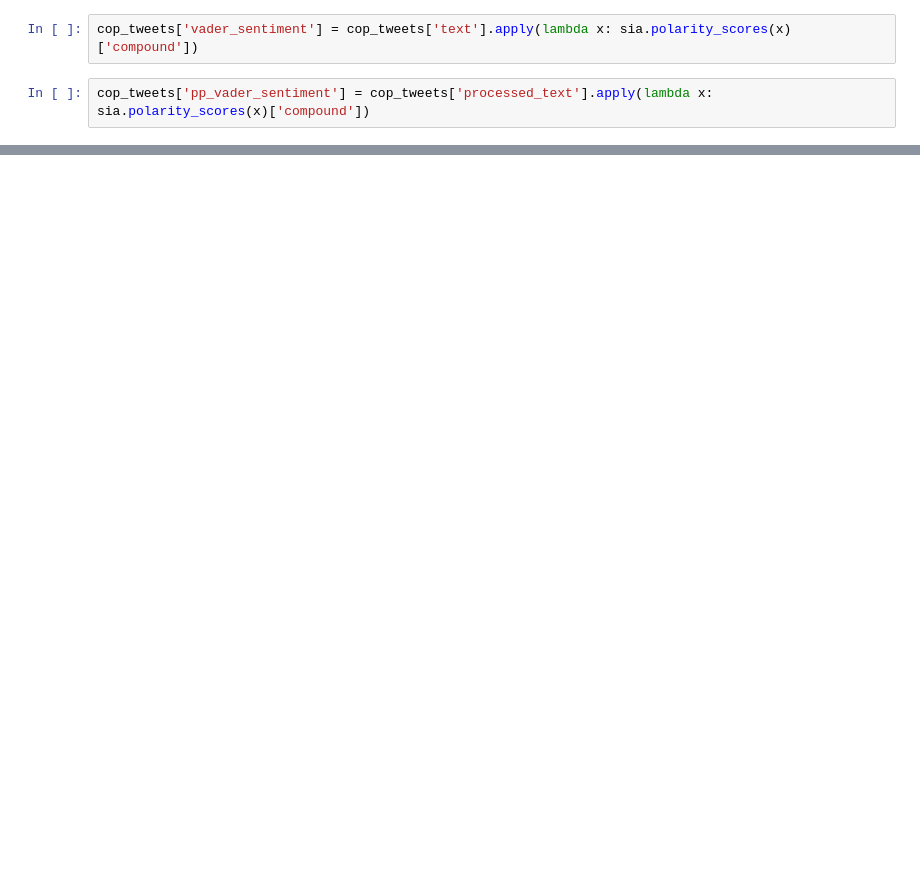
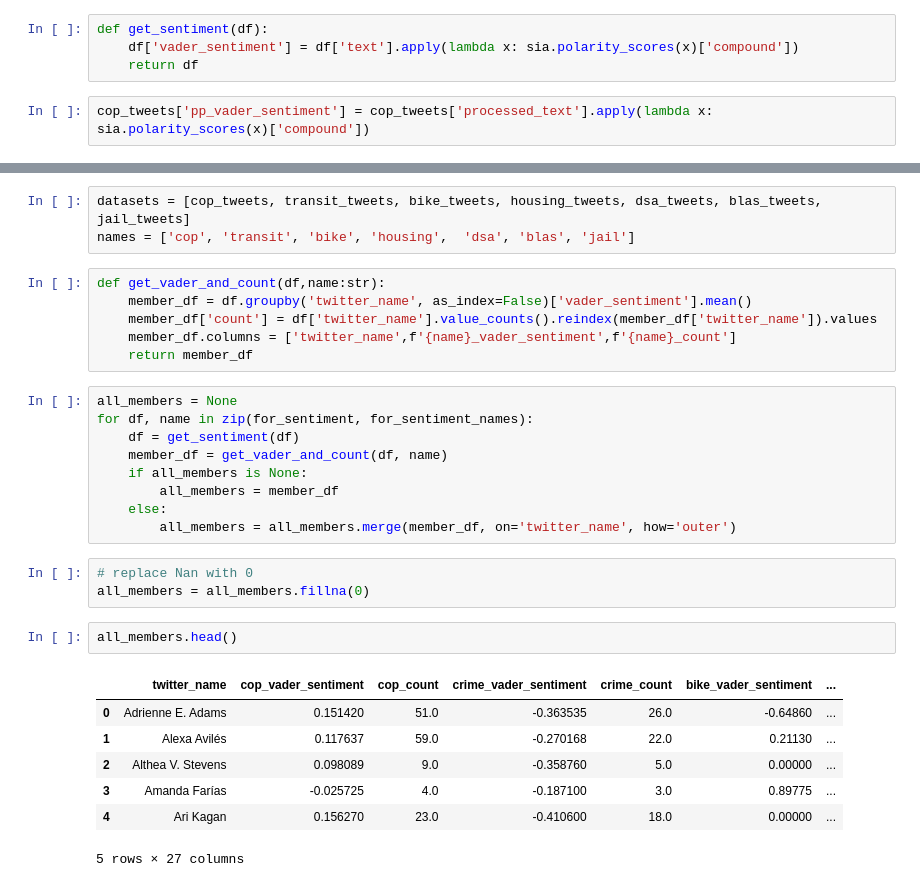
Before and after one commit to SamTGoodson/citycouncil_tweets, a Jupyter notebook: notebooks/new_cluster_analysis.ipynb, the cells around one changed output, grey strips where cells are left out. Cells and saved outputs as stored; diff of their text form; blank space fills up the shorter version.

```diff
--- a/notebooks/new_cluster_analysis.ipynb
+++ b/notebooks/new_cluster_analysis.ipynb
@@ -170,4 +213,6 @@ Cop Sentiment
 # %%
-cop_tweets['vader_sentiment'] = cop_tweets['text'].apply(lambda x: sia.polarity_scores(x)['compound'])
+def get_sentiment(df):
+    df['vader_sentiment'] = df['text'].apply(lambda x: sia.polarity_scores(x)['compound'])
+    return df
 # %%
 cop_tweets['pp_vader_sentiment'] = cop_tweets['processed_text'].apply(lambda x: sia.polarity_scores(x)['compound'])
@@ -174,3 +229,34 @@ cop_tweets['pp_vader_sentiment'] = cop_tweets['processed_text'].apply(lambda x:
+# %%
+datasets = [cop_tweets, transit_tweets, bike_tweets, housing_tweets, dsa_tweets, blas_tweets, jail_tweets]
+names = ['cop', 'transit', 'bike', 'housing',  'dsa', 'blas', 'jail']
+# %%
+def get_vader_and_count(df,name:str):
+    member_df = df.groupby('twitter_name', as_index=False)['vader_sentiment'].mean()
+    member_df['count'] = df['twitter_name'].value_counts().reindex(member_df['twitter_name']).values
+    member_df.columns = ['twitter_name',f'{name}_vader_sentiment',f'{name}_count']
+    return member_df
+# %%
+all_members = None
+for df, name in zip(for_sentiment, for_sentiment_names):
+    df = get_sentiment(df)
+    member_df = get_vader_and_count(df, name)
+    if all_members is None:
+        all_members = member_df
+    else:
+        all_members = all_members.merge(member_df, on='twitter_name', how='outer')
+# %%
+# replace Nan with 0
+all_members = all_members.fillna(0)
+# %%
+all_members.head()
+# %% [output]
+|  | twitter_name | cop_vader_sentiment | cop_count | crime_vader_sentiment | crime_count | bike_vader_sentiment | ... |
+| 0 | Adrienne E. Adams | 0.151420 | 51.0 | -0.363535 | 26.0 | -0.64860 | ... |
+| 1 | Alexa Avilés | 0.117637 | 59.0 | -0.270168 | 22.0 | 0.21130 | ... |
+| 2 | Althea V. Stevens | 0.098089 | 9.0 | -0.358760 | 5.0 | 0.00000 | ... |
+| 3 | Amanda Farías | -0.025725 | 4.0 | -0.187100 | 3.0 | 0.89775 | ... |
+| 4 | Ari Kagan | 0.156270 | 23.0 | -0.410600 | 18.0 | 0.00000 | ... |
+5 rows × 27 columns
 # %%
 ct_centiment = cop_tweets.groupby('kmode_cluster')['pp_vader_sentiment'].mean().reset_index(name='pp_vader_mean')
 ct_centiment['vader_mean'] = cop_tweets.groupby('kmode_cluster')['vader_sentiment'].mean().values
```
Also changed, not shown: parts of 30 cells of this notebook.
